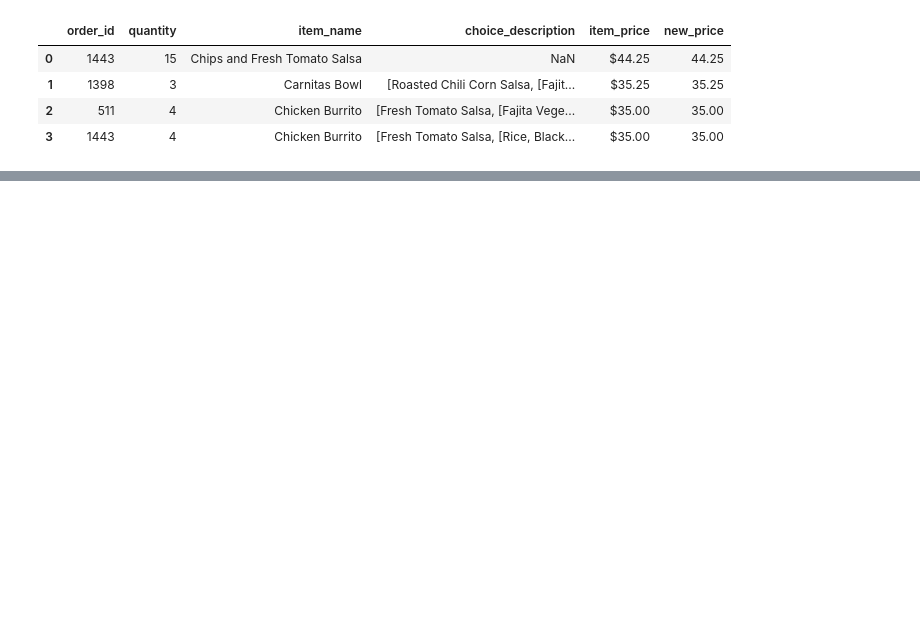
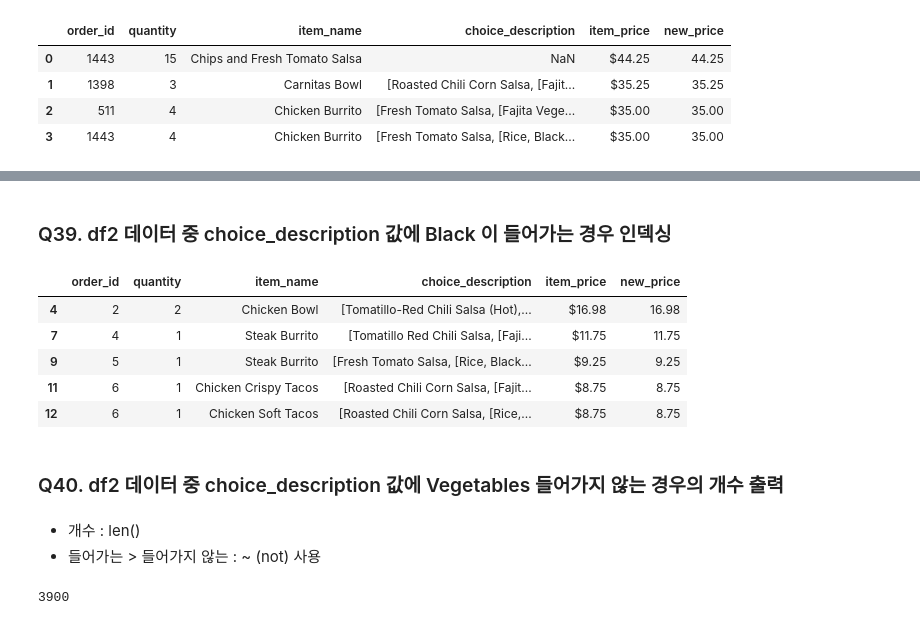
Before and after one commit to eseulLee/python, a Jupyter notebook: datamanim_pandas_exercise/02. Filtering & Sorting.ipynb, the cells around one changed output, grey strips where cells are left out. Saved outputs shown, nothing was run; the diff lists cells and outputs as text; code cells hidden in the pictures; blank space fills up the shorter version.

```diff
--- a/datamanim_pandas_exercise/02. Filtering & Sorting.ipynb
+++ b/datamanim_pandas_exercise/02. Filtering & Sorting.ipynb
@@ -191,0 +271,22 @@ df2[(df2.item_name == 'Steak Salad') | (df2.item_name == 'Bowl')]
+# %% [markdown]
+### Q39. df2 데이터 중 choice_description 값에 Black 이 들어가는 경우 인덱싱
+# %%
+Ans39 = df2.loc[df2.choice_description.str.contains('Black')]
+Ans39.head()
+# %% [output]
+|  | order_id | quantity | item_name | choice_description | item_price | new_price |
+| 4 | 2 | 2 | Chicken Bowl | [Tomatillo-Red Chili Salsa (Hot),... | $16.98 | 16.98 |
+| 7 | 4 | 1 | Steak Burrito | [Tomatillo Red Chili Salsa, [Faji... | $11.75 | 11.75 |
+| 9 | 5 | 1 | Steak Burrito | [Fresh Tomato Salsa, [Rice, Black... | $9.25 | 9.25 |
+| 11 | 6 | 1 | Chicken Crispy Tacos | [Roasted Chili Corn Salsa, [Fajit... | $8.75 | 8.75 |
+| 12 | 6 | 1 | Chicken Soft Tacos | [Roasted Chili Corn Salsa, [Rice,... | $8.75 | 8.75 |
+# %% [markdown]
+### Q40. df2 데이터 중 choice_description 값에 Vegetables 들어가지 않는 경우의 개수 출력
+# %% [markdown]
+- 개수 : len()
+- 들어가는 > 들어가지 않는 : ~ (not) 사용
+# %%
+Ans40 = len(df2.loc[~df2.choice_description.str.contains('Vegetables')])
+Ans40
+# %% [output]
+3900
```
Also changed, not shown: parts of 24 cells of this notebook.
